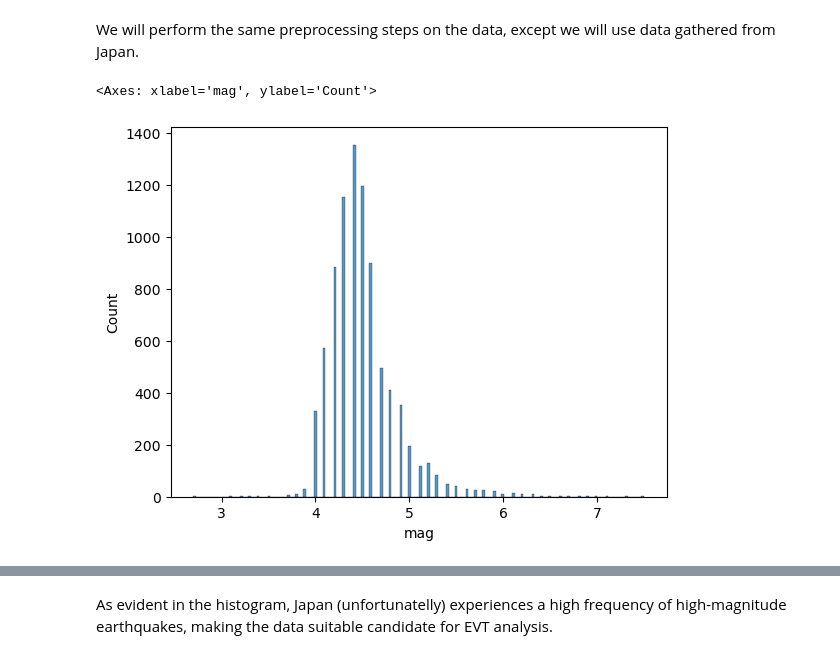
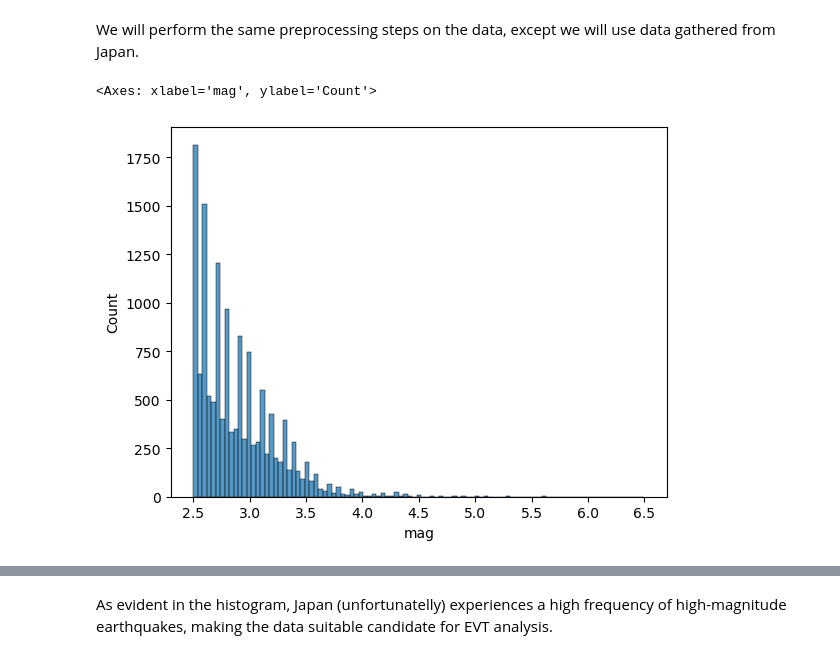
Before and after one commit to Luka-Radulovic/earthquake-statistical-analysis, a Jupyter notebook: earthquake-analysis.ipynb, the cells around one changed output, grey strips where cells are left out. Saved outputs shown, nothing was run; the diff lists cells and outputs as text; code cells hidden in the pictures.

```diff
--- a/earthquake-analysis.ipynb
+++ b/earthquake-analysis.ipynb
@@ -406,17 +487,18 @@ In this part of the project, we will analyize the tails of earthquake distributi
 # %% [markdown]
 We will perform the same preprocessing steps on the data, except we will use data gathered from Japan.
 # %%
-df = pd.read_csv("data/japan.csv")
+df = pd.read_csv("data/california.csv")
 df.sample(3)
 
 df["time"] = pd.to_datetime(df["time"]) # Transform time column to hold Pandas DateTime objects
 df.drop_duplicates(inplace=True)
 
 drop_columns = ["nst", "gap", "dmin", "rms", "horizontalError", "depthError", "magError", "magNst"]
 df.drop(columns = drop_columns, inplace = True)
 
-magnitudes = df["mag"]
+magnitudes = df["mag"].where(df["magType"]=='ml')
+
 sns.histplot(magnitudes)
 # %% [output]
 <Axes: xlabel='mag', ylabel='Count'>
-[figure, old version]
+[figure, new version]
```
Also changed, not shown: parts of 25 cells of this notebook.
